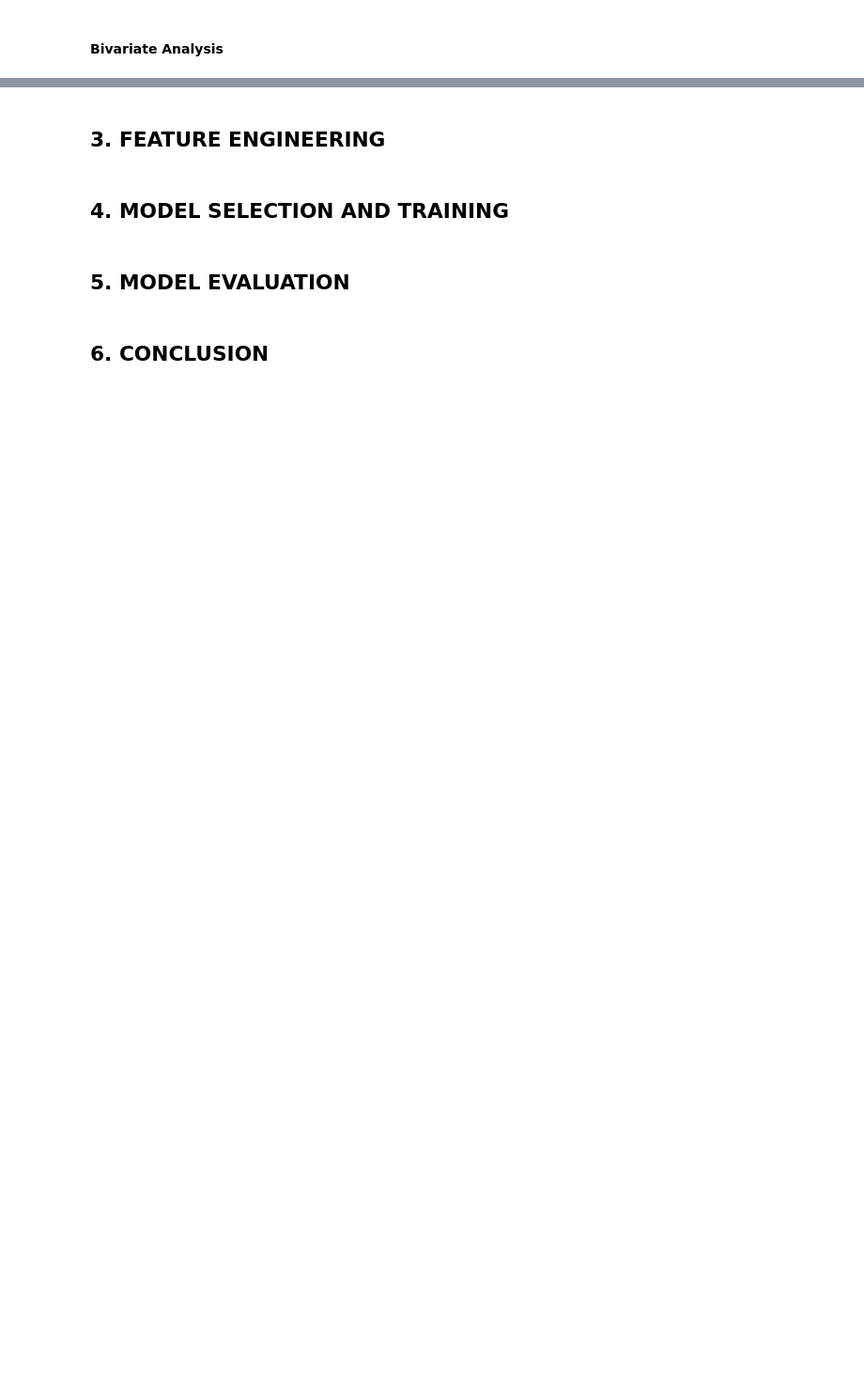
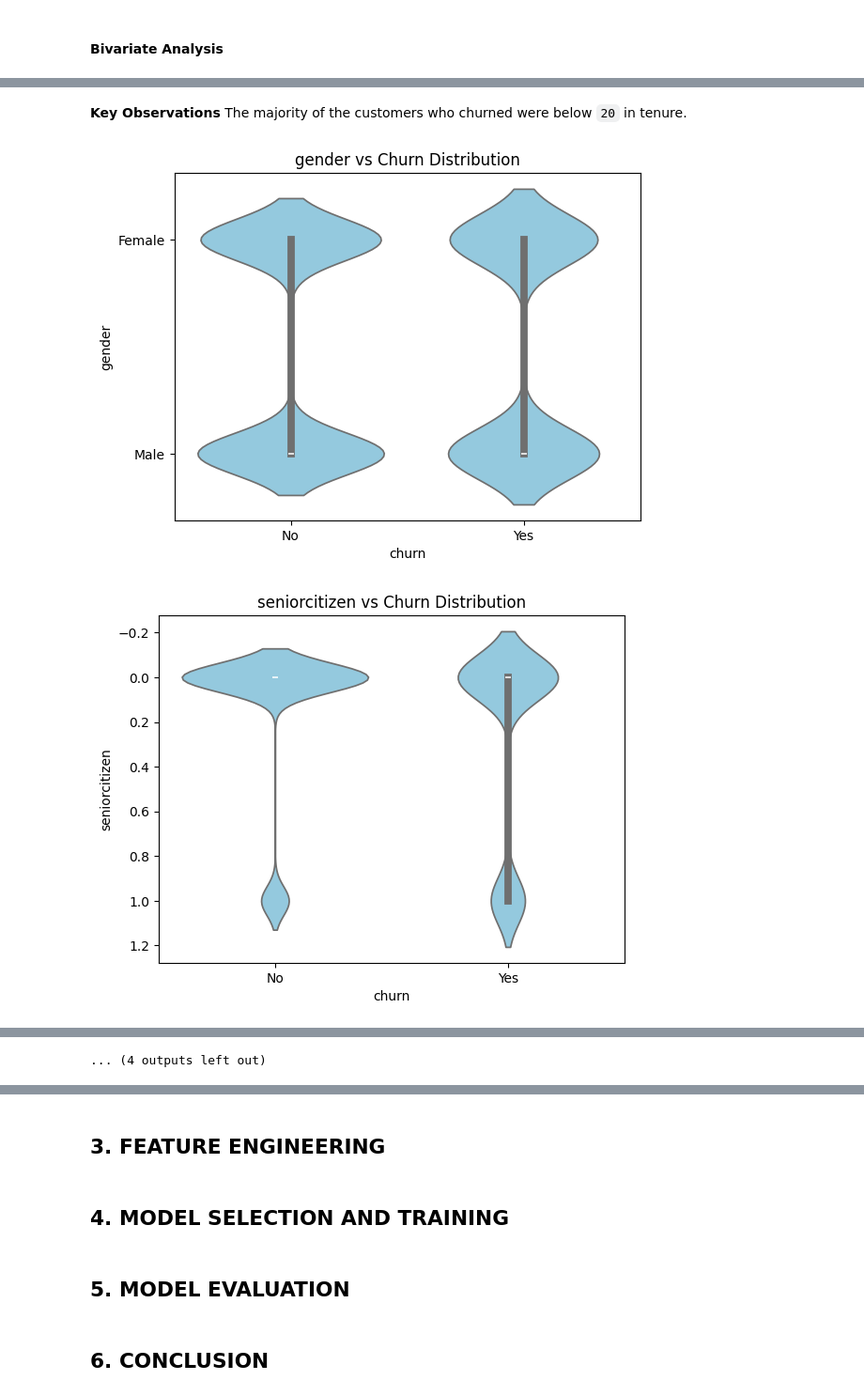
Before and after one commit to Rama-Mwenda/Customer_Churn, a Jupyter notebook: Notebooks/Customer_Churn.ipynb, the cells around one changed output, grey strips where cells are left out. Shown at 94% size. Drawn from its saved outputs; the diff is of its cells as text; code cells hidden in the pictures; blank space fills up the shorter version.

```diff
--- a/Notebooks/Customer_Churn.ipynb
+++ b/Notebooks/Customer_Churn.ipynb
@@ -667,0 +670,13 @@ The
+# %% [markdown]
+**Key Observations**
+The majority of the customers who churned were below `20` in tenure.
+# %%
+for i, col in enumerate(categorical):
+    if col != 'churn':
+        plt.subplot(1,1,1)
+        sns.violinplot(data=train, x='churn', y=col, color='skyblue')
+        plt.title(f'{col} vs Churn Distribution')
+        plt.show()
+# %% [output]
+[figure, added]
+[figure, added]
@@ -667,0 +693 @@ The
+... (4 outputs left out)
```
Also changed, not shown: parts of 12 cells of this notebook.
